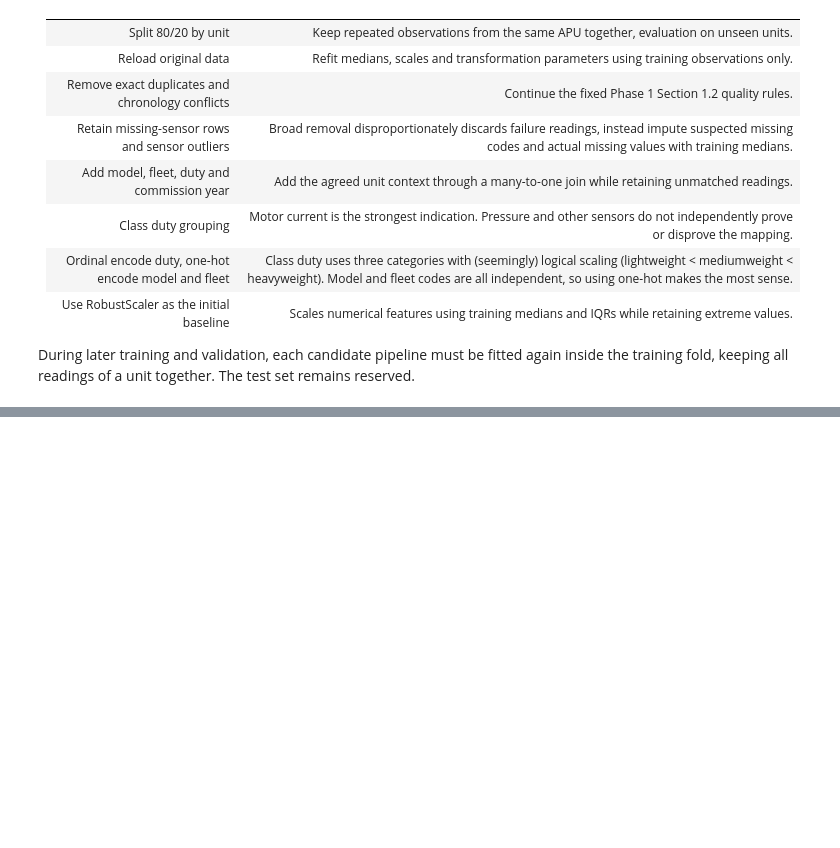
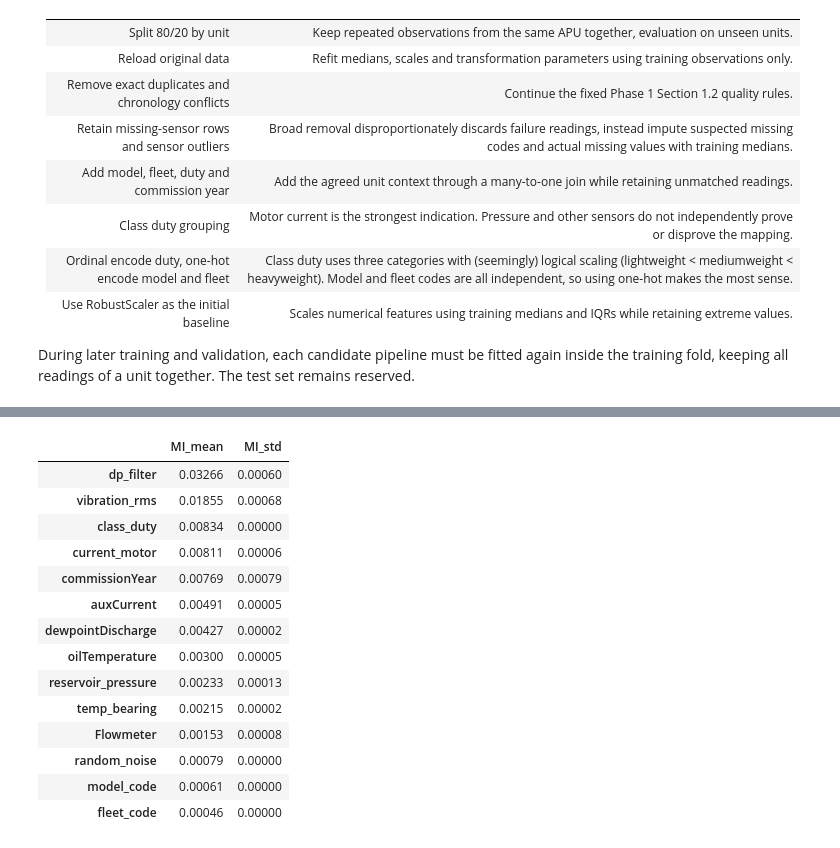
Before and after one commit to zigo-matej/iau_project, a Jupyter notebook: phase_02.ipynb, the cells around one changed output, grey strips where cells are left out. Drawn from its saved outputs; the diff is of its cells as text; code cells hidden in the pictures; blank space fills up the shorter version.

```diff
--- a/phase_02.ipynb
+++ b/phase_02.ipynb
@@ -638,0 +641,21 @@ During later training and validation, each candidate pipeline must be fitted aga
+# %%
+from sklearn.feature_selection import mutual_info_classif
+from sklearn.ensemble import RandomForestClassifier
+from sklearn.inspection import permutation_importance
+from sklearn.metrics import roc_auc_score, average_precision_score
+from sklearn.model_selection import GroupShuffleSplit
+
+RS = 42
+
+X_sel = normalized_training[feature_cols].copy()
+X_sel['random_noise'] = np.random.RandomState(RS).normal(size=len(X_sel))
+y_sel = y_train.loc[X_sel.index]
+groups_sel = train_groups.loc[X_sel.index]
+num_sel = numeric_cols + ['random_noise']
+
+inner = GroupShuffleSplit(n_splits=1, test_size=0.25, random_state=RS)
+tr_idx, va_idx = next(inner.split(X_sel, y_sel, groups=groups_sel))
+X_tr, X_va = X_sel.iloc[tr_idx], X_sel.iloc[va_idx]
+y_tr, y_va = y_sel.iloc[tr_idx], y_sel.iloc[va_idx]
+print(f'inner-train: {len(X_tr)} rows, inner-validation: {len(X_va)} rows')
+print(f'failure rate: train {y_tr.mean():.3f}, validation {y_va.mean():.3f}')
@@ -638,0 +669,31 @@ During later training and validation, each candidate pipeline must be fitted aga
+# %%
+Xmi = X_tr.copy()
+Xmi[num_sel] = SimpleImputer(strategy='median').fit_transform(X_tr[num_sel])
+for col in category_cols:
+    Xmi[col] = OrdinalEncoder().fit_transform(
+        Xmi[[col]].astype(object).fillna('<missing>')).ravel()
+discrete_mask = [col in category_cols for col in Xmi.columns]
+
+mi_runs = np.array([
+    mutual_info_classif(Xmi, y_tr, discrete_features=discrete_mask,
+                        n_neighbors=5, random_state=seed)
+    for seed in range(10)])
+mi_scores = pd.Series(mi_runs.mean(axis=0), index=Xmi.columns, name='MI')
+display(pd.DataFrame({'MI_mean': mi_scores, 'MI_std': mi_runs.std(axis=0)})
+        .sort_values('MI_mean', ascending=False).round(5))
+# %% [output]
+|  | MI_mean | MI_std |
+| dp_filter | 0.03266 | 0.00060 |
+| vibration_rms | 0.01855 | 0.00068 |
+| class_duty | 0.00834 | 0.00000 |
+| current_motor | 0.00811 | 0.00006 |
+| commissionYear | 0.00769 | 0.00079 |
+| auxCurrent | 0.00491 | 0.00005 |
+| dewpointDischarge | 0.00427 | 0.00002 |
+| oilTemperature | 0.00300 | 0.00005 |
+| reservoir_pressure | 0.00233 | 0.00013 |
+| temp_bearing | 0.00215 | 0.00002 |
+| Flowmeter | 0.00153 | 0.00008 |
+| random_noise | 0.00079 | 0.00000 |
+| model_code | 0.00061 | 0.00000 |
+| fleet_code | 0.00046 | 0.00000 |
```
Also changed, not shown: parts of 11 cells of this notebook.
